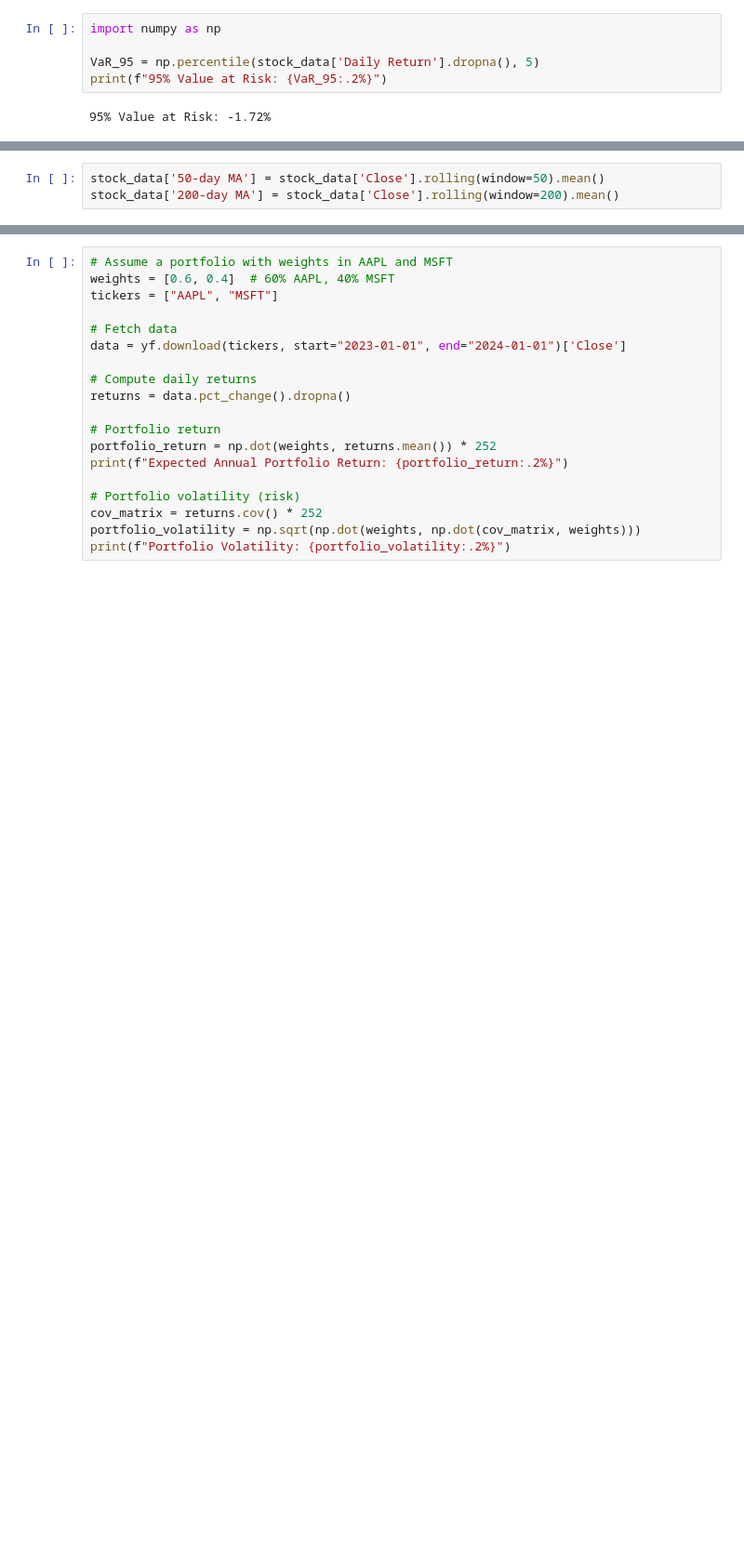
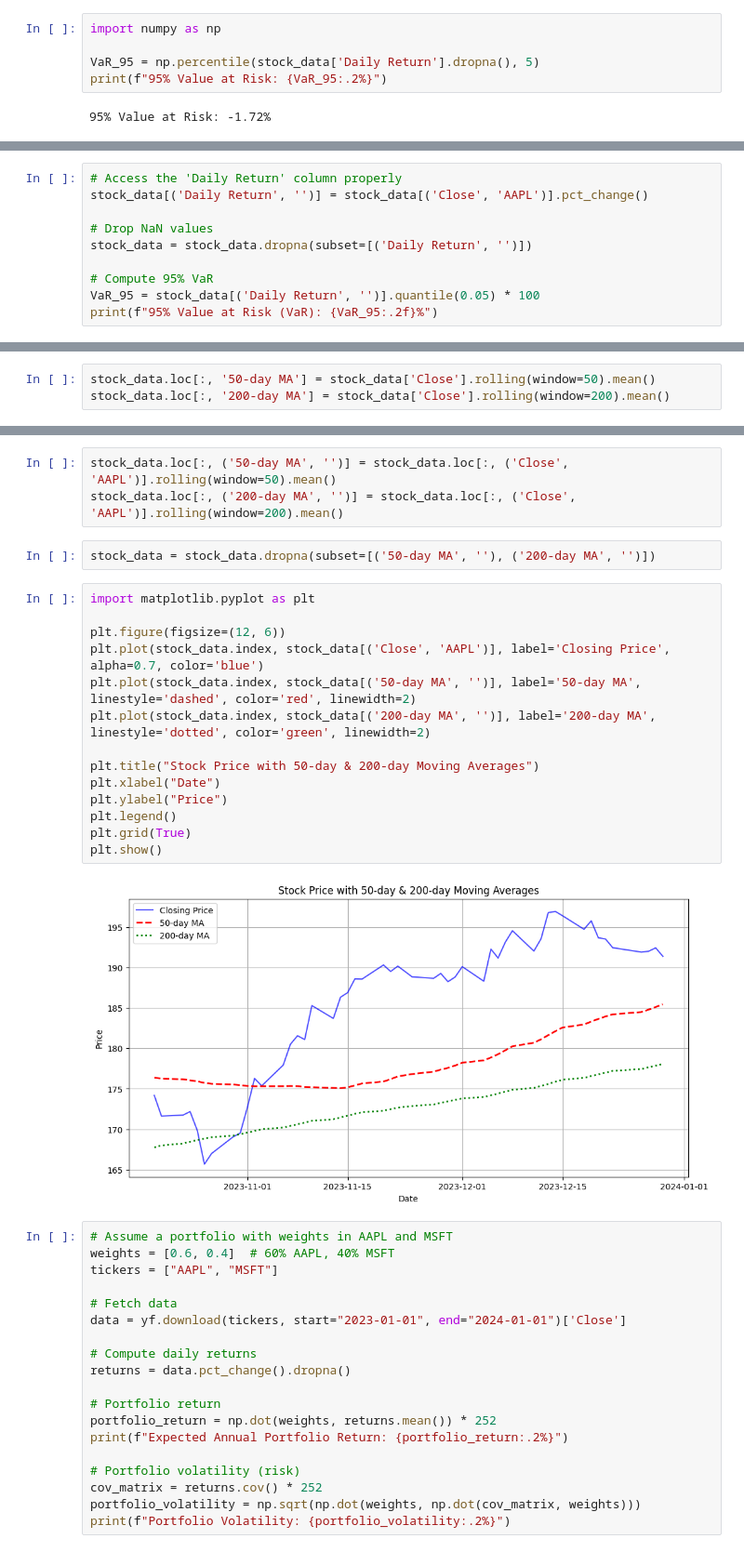
Before and after one commit to Charana04/Financial-Risk-Analysis-for-Investment-Portfolios, a Jupyter notebook: Financial Risk Analysis for Investment Portfolios.ipynb, the cells around one changed output, grey strips where cells are left out. Shown: that part at 93% size. Saved outputs shown, nothing was run; the diff lists cells and outputs as text; blank space fills up the shorter version.

```diff
--- a/Financial Risk Analysis for Investment Portfolios.ipynb
+++ b/Financial Risk Analysis for Investment Portfolios.ipynb
@@ -99,0 +210,10 @@ print(f"95% Value at Risk: {VaR_95:.2%}")
+# %%
+# Access the 'Daily Return' column properly
+stock_data[('Daily Return', '')] = stock_data[('Close', 'AAPL')].pct_change()
+
+# Drop NaN values
+stock_data = stock_data.dropna(subset=[('Daily Return', '')])
+
+# Compute 95% VaR
+VaR_95 = stock_data[('Daily Return', '')].quantile(0.05) * 100
+print(f"95% Value at Risk (VaR): {VaR_95:.2f}%")
@@ -100,3 +276,3 @@ print(f"95% Value at Risk: {VaR_95:.2%}")
 # %%
-stock_data['50-day MA'] = stock_data['Close'].rolling(window=50).mean()
-stock_data['200-day MA'] = stock_data['Close'].rolling(window=200).mean()
+stock_data.loc[:, '50-day MA'] = stock_data['Close'].rolling(window=50).mean()
+stock_data.loc[:, '200-day MA'] = stock_data['Close'].rolling(window=200).mean()
@@ -103,3 +300,24 @@ stock_data['200-day MA'] = stock_data['Close'].rolling(window=200).mean()
+# %%
+stock_data.loc[:, ('50-day MA', '')] = stock_data.loc[:, ('Close', 'AAPL')].rolling(window=50).mean()
+stock_data.loc[:, ('200-day MA', '')] = stock_data.loc[:, ('Close', 'AAPL')].rolling(window=200).mean()
+# %%
+stock_data = stock_data.dropna(subset=[('50-day MA', ''), ('200-day MA', '')])
+# %%
+import matplotlib.pyplot as plt
+
+plt.figure(figsize=(12, 6))
+plt.plot(stock_data.index, stock_data[('Close', 'AAPL')], label='Closing Price', alpha=0.7, color='blue')
+plt.plot(stock_data.index, stock_data[('50-day MA', '')], label='50-day MA', linestyle='dashed', color='red', linewidth=2)
+plt.plot(stock_data.index, stock_data[('200-day MA', '')], label='200-day MA', linestyle='dotted', color='green', linewidth=2)
+
+plt.title("Stock Price with 50-day & 200-day Moving Averages")
+plt.xlabel("Date")
+plt.ylabel("Price")
+plt.legend()
+plt.grid(True)
+plt.show()
+# %% [output]
+[figure, added]
 # %%
 # Assume a portfolio with weights in AAPL and MSFT
 weights = [0.6, 0.4]  # 60% AAPL, 40% MSFT
```
Also changed, not shown: parts of 19 cells of this notebook.
